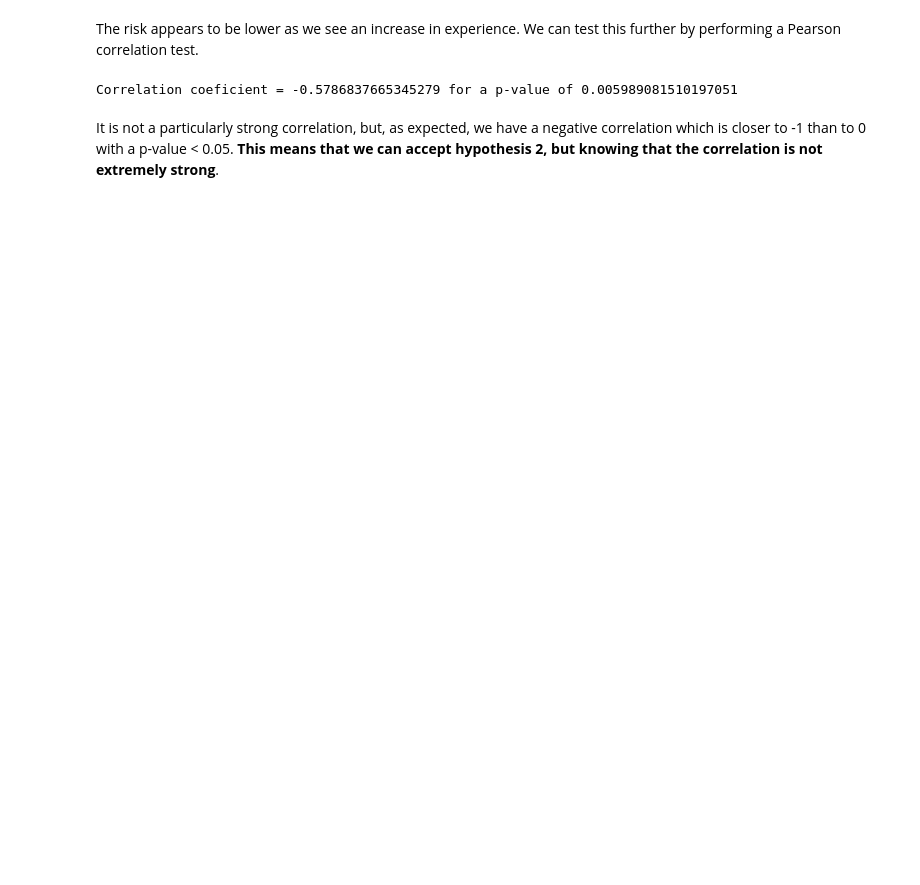
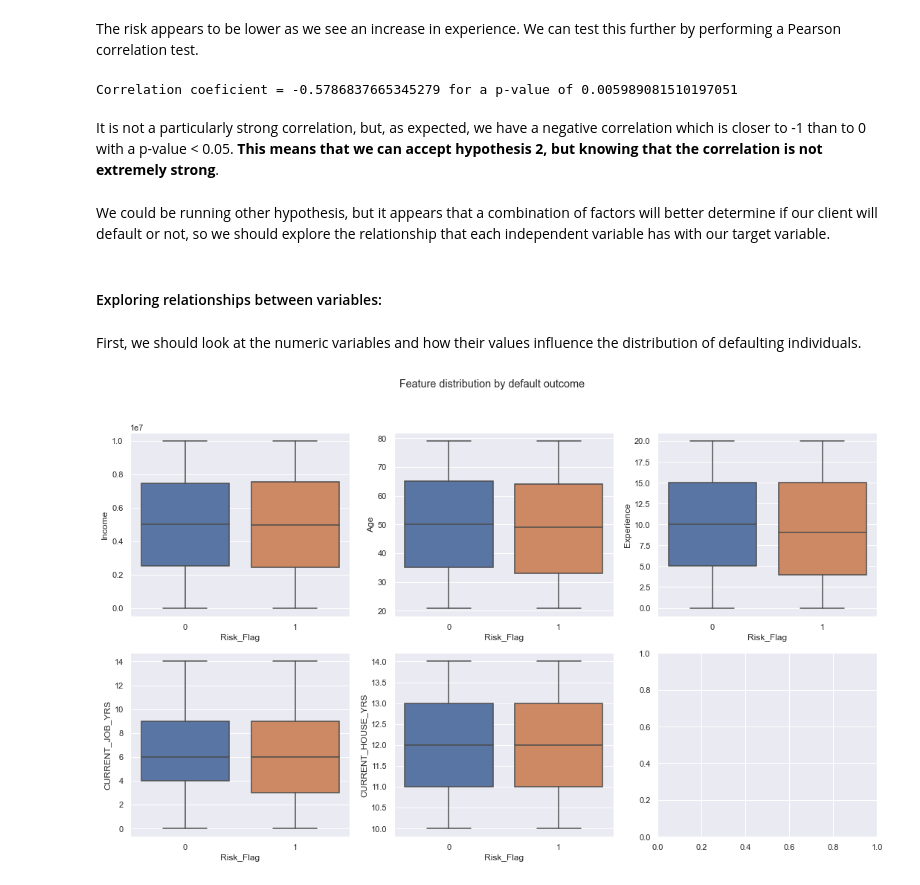
Before and after one commit to ilanGrynszpan/Loan-Customer-Behavior---kaggle, a Jupyter notebook: LoanCustomerBehavior.ipynb, the cells around one changed output. Drawn from its saved outputs; the diff is of its cells as text; code cells hidden in the pictures; blank space fills up the shorter version.

```diff
--- a/LoanCustomerBehavior.ipynb
+++ b/LoanCustomerBehavior.ipynb
@@ -276,3 +304,33 @@ print("Correlation coeficient = {0} for a p-value of {1}".format(corr_test[0], c
 Correlation coeficient = -0.5786837665345279 for a p-value of 0.005989081510197051
 # %% [markdown]
 It is not a particularly strong correlation, but, as expected, we have a negative correlation which is closer to -1 than to 0 with a p-value < 0.05. **This means that we can accept hypothesis 2, but knowing that the correlation is not extremely strong**.
+# %% [markdown]
+We could be running other hypothesis, but it appears that a combination of factors will better determine if our client will default or not, so we should explore the relationship that each independent variable has with our target variable.
+# %% [markdown]
+#### Exploring relationships between variables:
+# %% [markdown]
+First, we should look at the numeric variables and how their values influence the distribution of defaulting individuals.
+# %%
+features = train_data.drop(['Id', 'Risk_Flag'], axis=1)
+target = train_data['Risk_Flag']
+numeric_train_data = features.select_dtypes(include=np.number)
+# %%
+fig, ax = plt.subplots(nrows = 2, ncols = 3, figsize=(18, 10))
+
+fig.suptitle('Feature distribution by default outcome')
+
+row = 0
+col = 0
+for feature_number in range(0, len(numeric_train_data.columns)):
+    if (feature_number + 1) % 4 == 0:
+        row += 1
+        col = 0
+    sns.boxplot(
+        ax = ax[row, col],
+        data = train_data,
+        x = "Risk_Flag",
+        y = numeric_train_data.columns[feature_number]
+        )
+    col += 1
+# %% [output]
+[figure, added]
```
Also changed, not shown: parts of 17 cells of this notebook.
